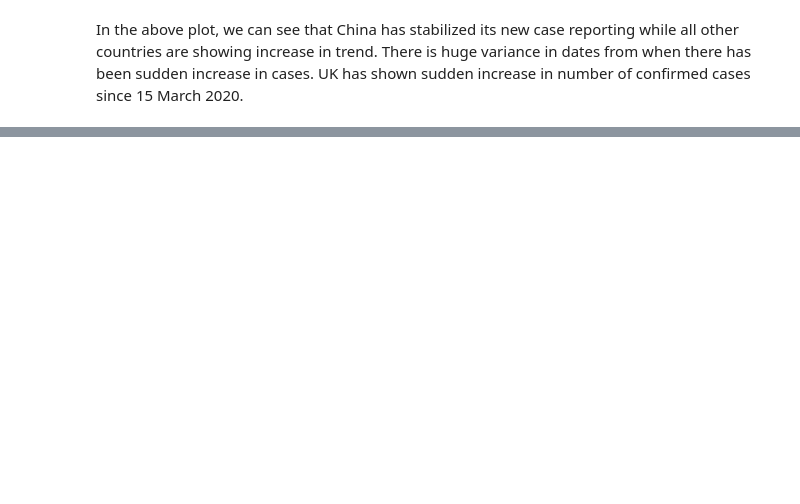
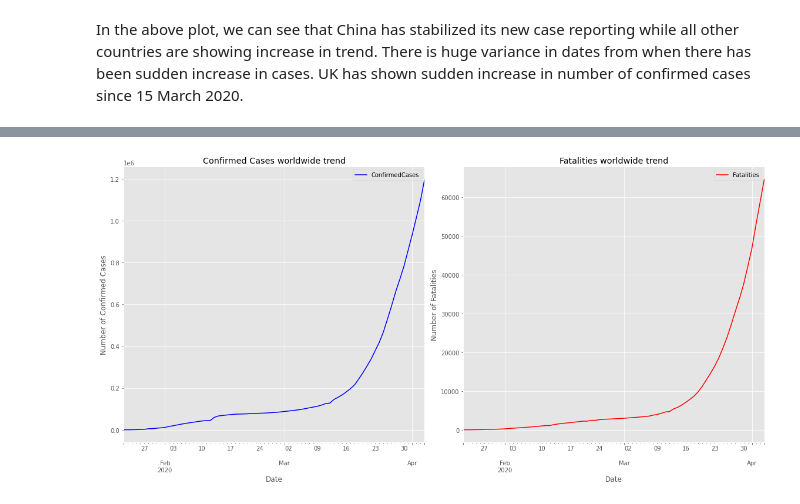
Before and after one commit to theclassofai/COVID_19, a Jupyter notebook: Covid_19_Analysis_Week_3_Part1.ipynb, the cells around one changed output, grey strips where cells are left out. Saved outputs shown, nothing was run; the diff lists cells and outputs as text; code cells hidden in the pictures; blank space fills up the shorter version.

```diff
--- a/Covid_19_Analysis_Week_3_Part1.ipynb
+++ b/Covid_19_Analysis_Week_3_Part1.ipynb
@@ -417,0 +458,16 @@ Text(0.5, 0.98, 'Variation in number of confirmed cases on daily basis')
+# %%
+plt.figure(figsize=(16,8))
+plt.subplot(1,2,1)
+train_df.groupby('Date')['ConfirmedCases'].sum().plot(color='blue')
+plt.ylabel('Number of Confirmed Cases')
+plt.legend()
+plt.title('Confirmed Cases worldwide trend')
+
+plt.subplot(1,2,2)
+train_df.groupby('Date')['Fatalities'].sum().plot(color='r')
+plt.ylabel('Number of Fatalities')
+plt.title("Fatalities worldwide trend")
+plt.legend()
+plt.tight_layout()
+# %% [output]
+[figure, added]
```
Also changed, not shown: parts of 26 cells of this notebook.
